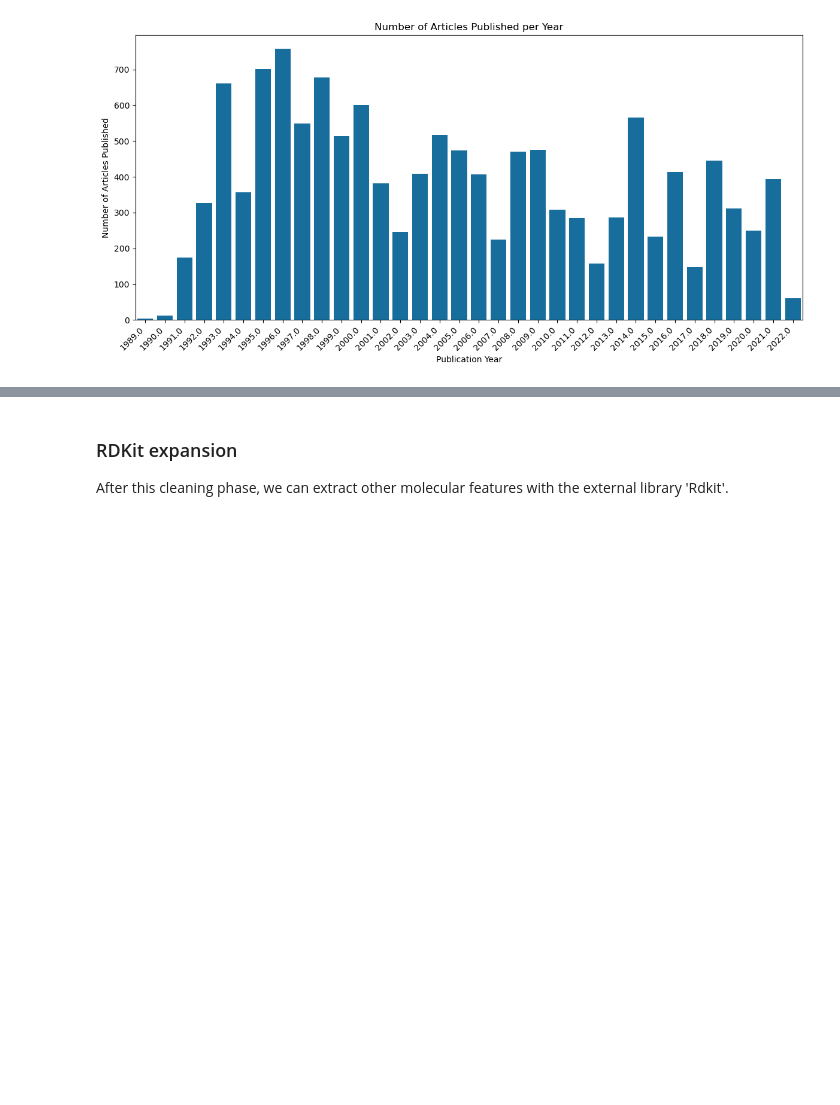
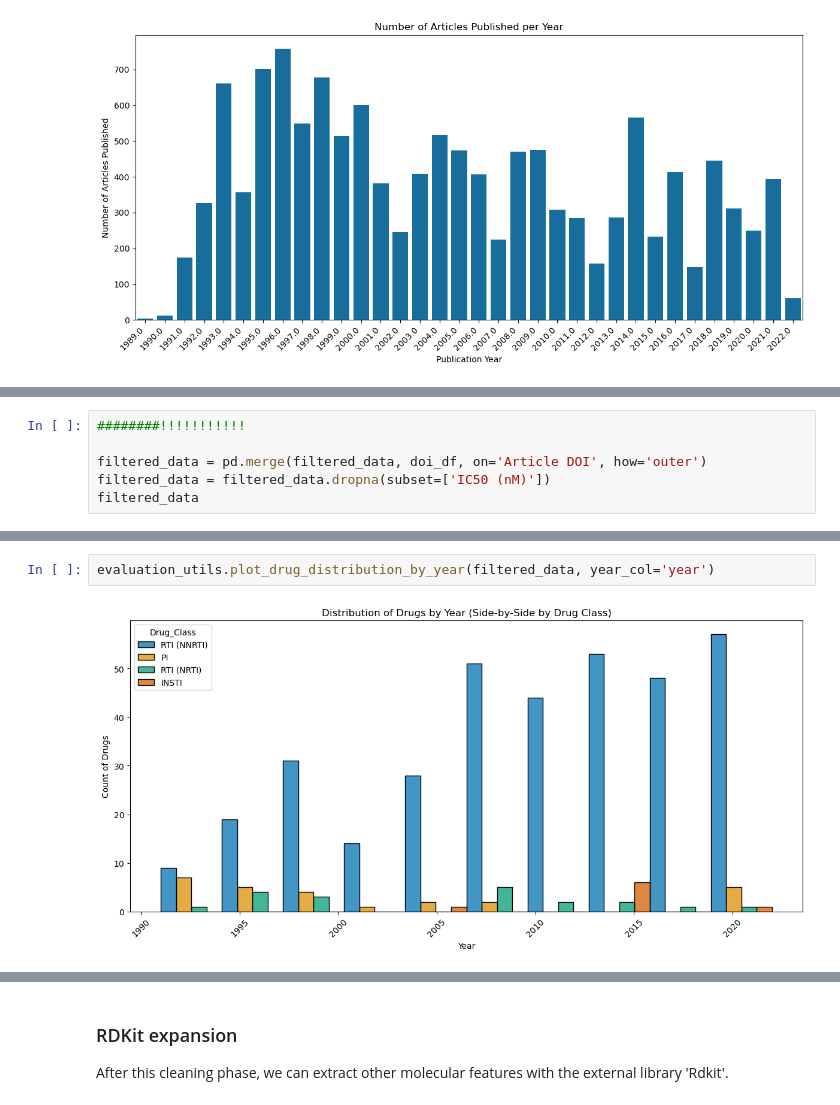
Before and after one commit to epfl-ada/ada-2024-project-adattatori, a Jupyter notebook: results.ipynb, the cells around one changed output, grey strips where cells are left out. Drawn from its saved outputs; the diff is of its cells as text; blank space fills up the shorter version.

```diff
--- a/results.ipynb
+++ b/results.ipynb
@@ -111,0 +236,6 @@ evaluation_utils.plot_publications_per_year(hiv_doi)
+# %%
+########!!!!!!!!!!!
+
+filtered_data = pd.merge(filtered_data, doi_df, on='Article DOI', how='outer')
+filtered_data = filtered_data.dropna(subset=['IC50 (nM)'])
+filtered_data
@@ -111,0 +256,4 @@ evaluation_utils.plot_publications_per_year(hiv_doi)
+# %%
+evaluation_utils.plot_drug_distribution_by_year(filtered_data, year_col='year')
+# %% [output]
+[figure, added]
```
Also changed, not shown: parts of 24 cells of this notebook.
